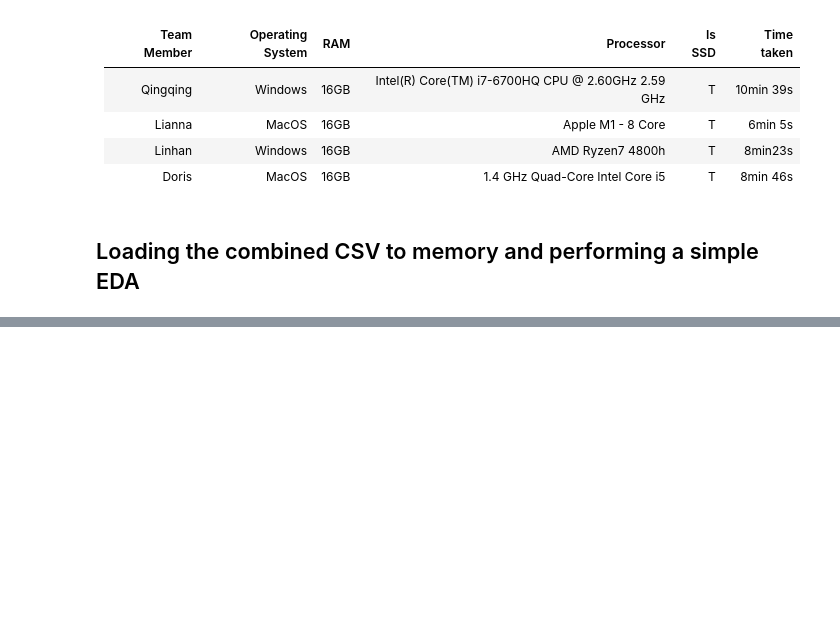
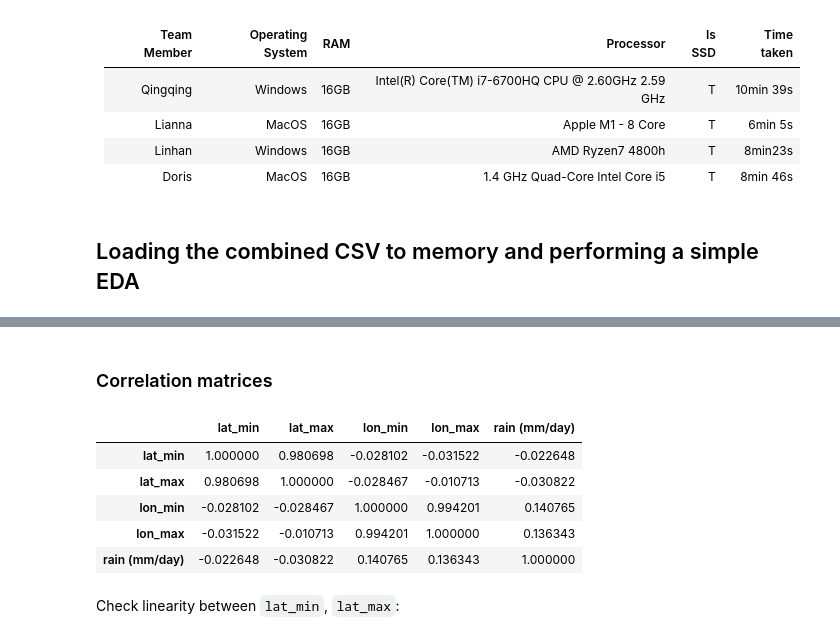
Before and after one commit to UBC-MDS/daily_rainfall_group_21, a Jupyter notebook: notebooks/notebook.ipynb, the cells around one changed output, grey strips where cells are left out. Drawn from its saved outputs; the diff is of its cells as text; code cells hidden in the pictures; blank space fills up the shorter version.

```diff
--- a/notebooks/notebook.ipynb
+++ b/notebooks/notebook.ipynb
@@ -141,3 +143,6 @@ df.head()
 |  Doris    |      MacOS       |   16GB  |   1.4 GHz Quad-Core Intel Core i5    |    T    |   8min 46s   |
 # %% [markdown]
 ## Loading the combined CSV to memory and performing a simple EDA
+# %%
+data = pd.read_csv("data/combined_data.csv", parse_dates=True)
+data.info()
@@ -143,0 +164,3 @@ df.head()
+# %%
+data["time"] = pd.to_datetime(data["time"])
+data.info()
@@ -143,0 +182,7 @@ df.head()
+# %%
+data = data.astype({'lat_min': 'float32',
+             'lat_max': 'float32',
+             'lon_min': 'float32',
+             'lon_max': 'float32',
+             'rain (mm/day)': 'float32'})
+data.info()
@@ -143,0 +206,3 @@ df.head()
+# %%
+data_smp = data.sample(2000) ## So I can plot
+data_smp.info()
@@ -143,0 +270,2 @@ df.head()
+# %% [markdown]
+### Correlation matrices
@@ -143,0 +274,11 @@ df.head()
+# %%
+data_smp.corr().style.background_gradient(cmap='Blues')
+# %% [output]
+|  | lat_min | lat_max | lon_min | lon_max | rain (mm/day) |
+| lat_min | 1.000000 | 0.980698 | -0.028102 | -0.031522 | -0.022648 |
+| lat_max | 0.980698 | 1.000000 | -0.028467 | -0.010713 | -0.030822 |
+| lon_min | -0.028102 | -0.028467 | 1.000000 | 0.994201 | 0.140765 |
+| lon_max | -0.031522 | -0.010713 | 0.994201 | 1.000000 | 0.136343 |
+| rain (mm/day) | -0.022648 | -0.030822 | 0.140765 | 0.136343 | 1.000000 |
+# %% [markdown]
+Check linearity between `lat_min`, `lat_max`:
```
Also changed, not shown: parts of 23 cells of this notebook.
